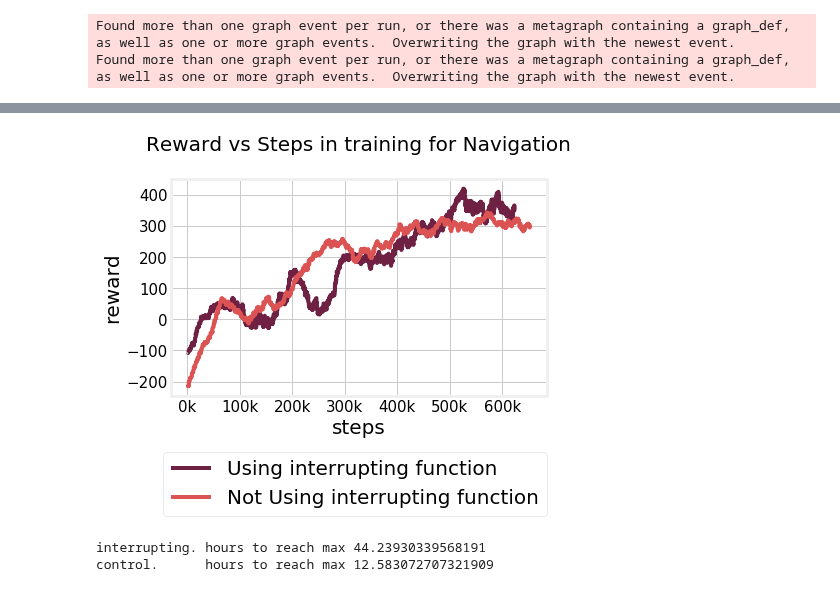
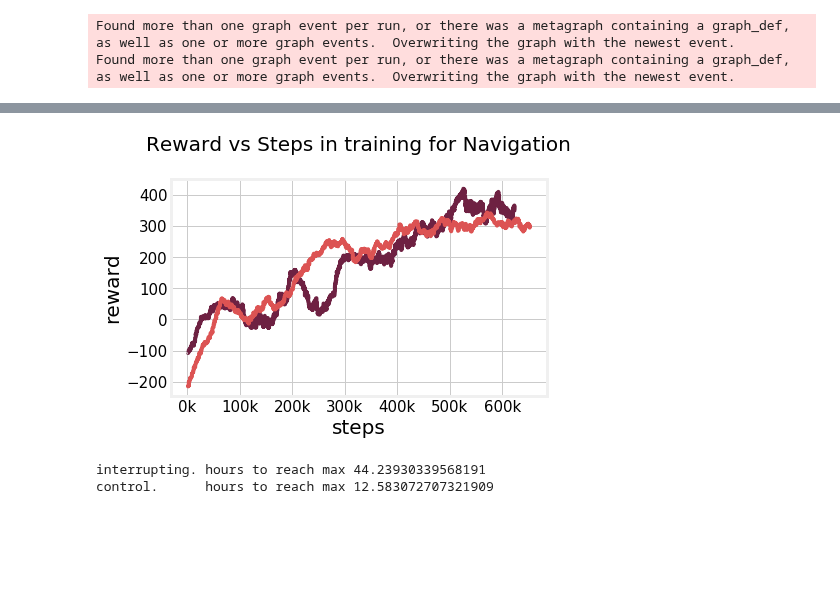
Before and after one commit to NotAnyMike/HRL, a Jupyter notebook: notebooks/Plots.ipynb, the cells around one changed output, grey strips where cells are left out. Saved outputs shown, nothing was run; the diff lists cells and outputs as text; code cells hidden in the pictures; blank space fills up the shorter version.

```diff
--- a/notebooks/Plots.ipynb
+++ b/notebooks/Plots.ipynb
@@ -1010,14 +1011,14 @@ plt.savefig("plots/actions_interruption.pdf",bbox_inches="tight", pad_inches=0)
 # %%
 plt.plot(interrupting[1],interrupting[2],color="#6e2142",label="Using interrupting function")
 plt.plot(control[1],control[2],color="#dc5353",label="Not Using interrupting function")
-plt.legend(fontsize=20,loc=[-.02,-.55])
+#plt.legend(fontsize=20,loc=[-.02,-.55])
 plt.xticks([i*1e5 for i in range(7)],[str(i*100)+"k" for i in range(7)])
 plt.xlabel("steps",fontsize=20)
 plt.ylabel("reward",fontsize=20)
 plt.title("Reward vs Steps in training for Navigation\n",fontsize=20)
 plt.savefig("plots/reward_interruption.pdf",bbox_inches="tight", pad_inches=0)
 # %% [output]
-[figure, old version]
+[figure, new version]
 # %%
 print("interrupting. hours to reach max",interrupting[0][-1]/3600)
 print("control.      hours to reach max",control[0][-1]/3600)
```
Also changed, not shown: parts of 1 cell of this notebook, 5 other files.
